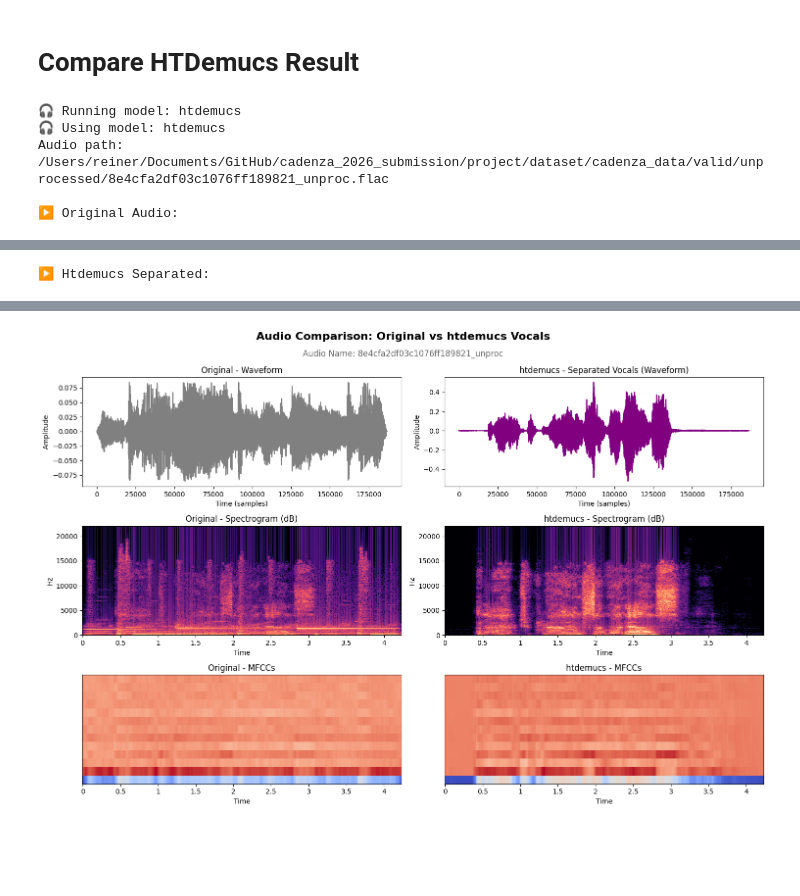
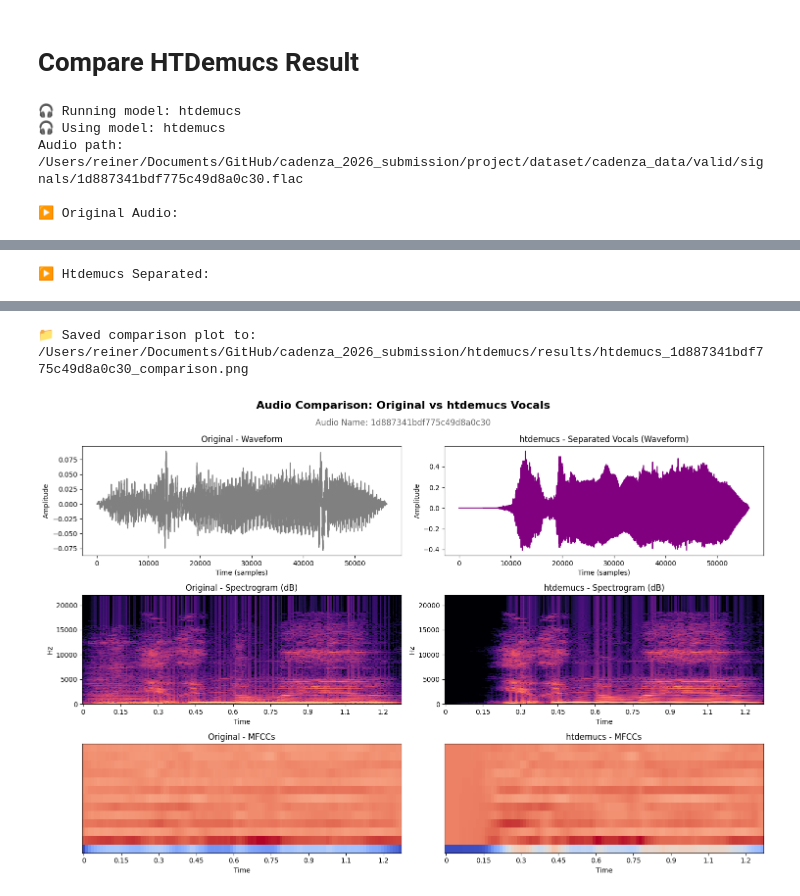
Before and after one commit to ReinerJasin/cadenza_2026_submission, a Jupyter notebook: htdemucs/compare_demucs_versions.ipynb, the cells around one changed output, grey strips where cells are left out. Drawn from its saved outputs; the diff is of its cells as text; code cells hidden in the pictures; blank space fills up the shorter version.

Commit message:
readme fix and figure and asset and everything

```diff
--- a/htdemucs/compare_demucs_versions.ipynb
+++ b/htdemucs/compare_demucs_versions.ipynb
@@ -17,17 +18,33 @@ import warnings
 warnings.filterwarnings("ignore")
 # %%
-AUDIO_NAME = "8e4cfa2df03c1076ff189821"
-AUDIO_PATH = Path(f"/Users/reiner/Documents/GitHub/cadenza_2026_submission/project/dataset/cadenza_data/valid/unprocessed/{AUDIO_NAME}_unproc.flac")
+use_unproc = False
 
-demucs_models = ["htdemucs"]
+PROJECT_ROOT = Path().resolve().parent
+
+if use_unproc:
+    DATA_DIR = PROJECT_ROOT / "project" / "dataset" / "cadenza_data" / "valid" / "unprocessed"
+else:
+    DATA_DIR = PROJECT_ROOT / "project" / "dataset" / "cadenza_data" / "valid" / "signals"
+
+RESULTS_DIR = PROJECT_ROOT / "htdemucs" / "results"
+RESULTS_DIR.mkdir(parents=True, exist_ok=True)
+# %%
+AUDIO_NAME = "1d887341bdf775c49d8a0c30"
+suffix = "_unproc" if use_unproc else ""
+
+filename = f"{AUDIO_NAME}{suffix}.flac"
+
+AUDIO_PATH = DATA_DIR / filename
+
+save_fig_path = RESULTS_DIR / f"htdemucs_{AUDIO_NAME}{suffix}_comparison.png"
 # %%
-def show_comparison(original_wav, separated_wav, sr, audio_name, model_name="Demucs"):
+def show_comparison(original_wav, separated_wav, sr, audio_name, model_name="Demucs", use_unproc=False, save_path=None):
     fig, axes = plt.subplots(3, 2, figsize=(15, 10))
     fig.suptitle(f"Audio Comparison: Original vs {model_name} Vocals", fontsize=16, fontweight="bold")
 
     # Add one subtitle under suptitle
     fig.text(0.5, 0.93,
-             f"Audio Name: {audio_name}_unproc",
+             f"Audio Name: {audio_name}{suffix}",
              ha='center', fontsize=12, color='dimgray')
 
     # Waveform
@@ -66,31 +83,40 @@ def show_comparison(original_wav, separated_wav, sr, audio_name, model_name="Dem
     axes[2, 1].set_title(f"{model_name} - MFCCs")
 
     plt.tight_layout(rect=[0, 0, 1, 0.96])
+
+    # Save Figure locally
+    if save_path is not None:
+        fig.savefig(save_path, dpi=200)
+        print(f"📁 Saved comparison plot to: {save_path}")
+
     plt.show()
 # %%
+demucs_models = ["htdemucs"]
+
 for model_name in demucs_models:
     print(f"\n🎧 Running model: {model_name}")
     vocals, sr = separate_vocals(str(AUDIO_PATH), model_name=model_name)
     original, _ = torchaudio.load(AUDIO_PATH)
 
     # Play audio in notebook
     print("▶️ Original Audio:\n")
     display(Audio(original.numpy(), rate=sr))
 
     print("▶️ Htdemucs Separated:\n")
     display(Audio(vocals[0].numpy(), rate=sr))
 
     # Show features
     # show_audio_features(vocals, sr, title_prefix=f"{model_name} Vocals")
-    show_comparison(original, vocals, sr, AUDIO_NAME, model_name=model_name)
+    show_comparison(original, vocals, sr, AUDIO_NAME, model_name, use_unproc, save_fig_path)
 # %% [output]
 🎧 Running model: htdemucs
 🎧 Using model: htdemucs
-Audio path: /Users/reiner/Documents/GitHub/cadenza_2026_submission/project/dataset/cadenza_data/valid/unprocessed/8e4cfa2df03c1076ff189821_unproc.flac
+Audio path: /Users/reiner/Documents/GitHub/cadenza_2026_submission/project/dataset/cadenza_data/valid/signals/1d887341bdf775c49d8a0c30.flac
 
 ▶️ Original Audio:
 [interactive output not drawn]
 ▶️ Htdemucs Separated:
 [interactive output not drawn]
+📁 Saved comparison plot to: /Users/reiner/Documents/GitHub/cadenza_2026_submission/htdemucs/results/htdemucs_1d887341bdf775c49d8a0c30_comparison.png
-[figure, old version]
+[figure, new version]
 # %%
```
Also changed, not shown: parts of 2 cells of this notebook, 14 other files.
